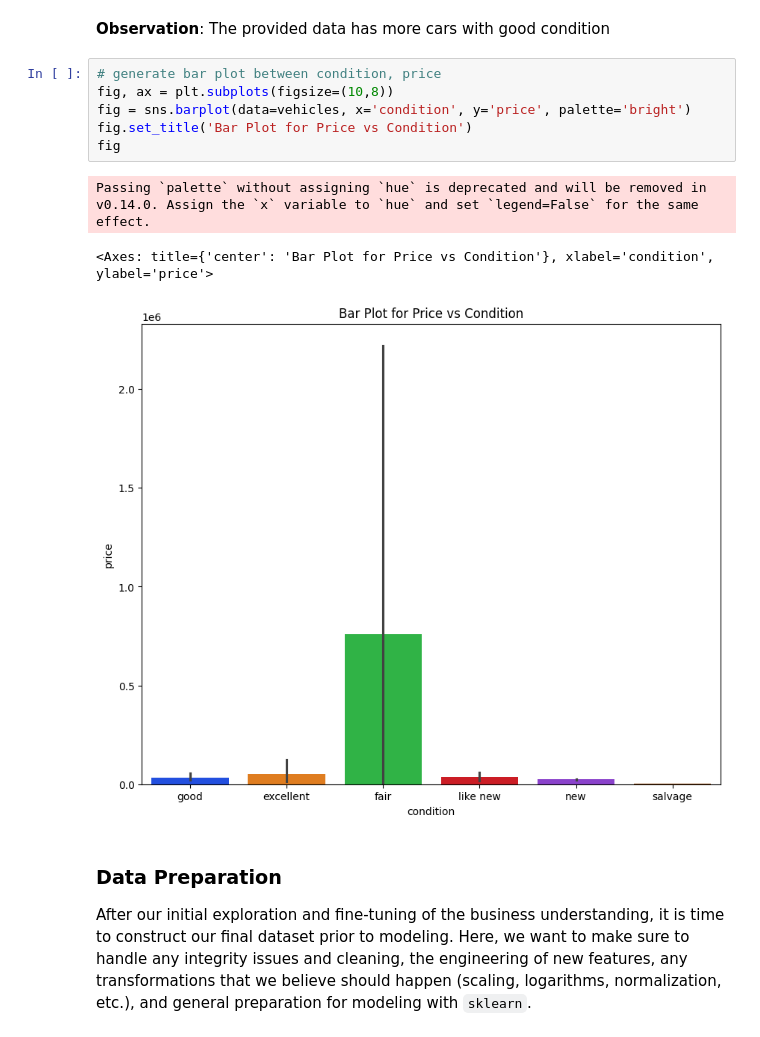
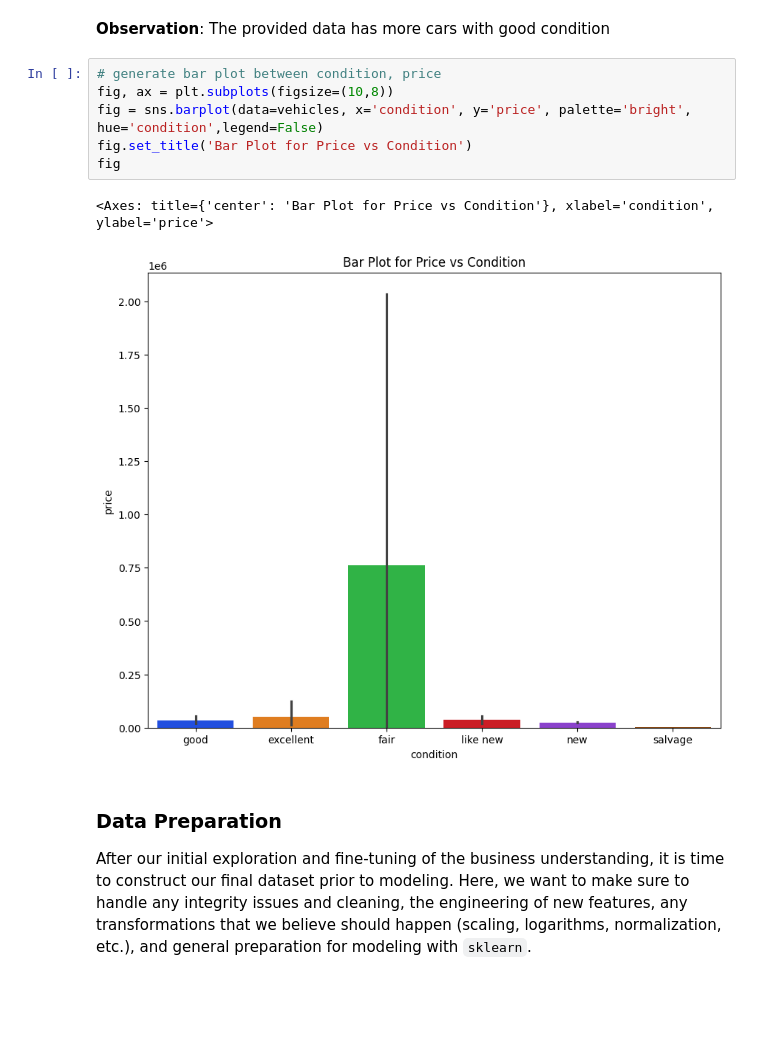
Before and after one commit to purnachand1186/car_price_analysis, a Jupyter notebook: prompt_II.ipynb, the cells around one changed output. Drawn from its saved outputs; the diff is of its cells as text; blank space fills up the shorter version.

```diff
--- a/prompt_II.ipynb
+++ b/prompt_II.ipynb
@@ -217,13 +216,12 @@ Passing `palette` without assigning `hue` is deprecated and will be removed in v
 # %%
 # generate bar plot between condition, price
 fig, ax = plt.subplots(figsize=(10,8))
-fig = sns.barplot(data=vehicles, x='condition', y='price', palette='bright')
+fig = sns.barplot(data=vehicles, x='condition', y='price', palette='bright', hue='condition',legend=False)
 fig.set_title('Bar Plot for Price vs Condition')
 fig
 # %% [output]
-Passing `palette` without assigning `hue` is deprecated and will be removed in v0.14.0. Assign the `x` variable to `hue` and set `legend=False` for the same effect.
+<Axes: title={'center': 'Bar Plot for Price vs Condition'}, xlabel='condition', ylabel='price'>
-<Axes: title={'center': 'Bar Plot for Price vs Condition'}, xlabel='condition', ylabel='price'>
-[figure, old version]
+[figure, new version]
 # %% [markdown]
 ### Data Preparation
 
```
Also changed, not shown: parts of 8 cells of this notebook.
